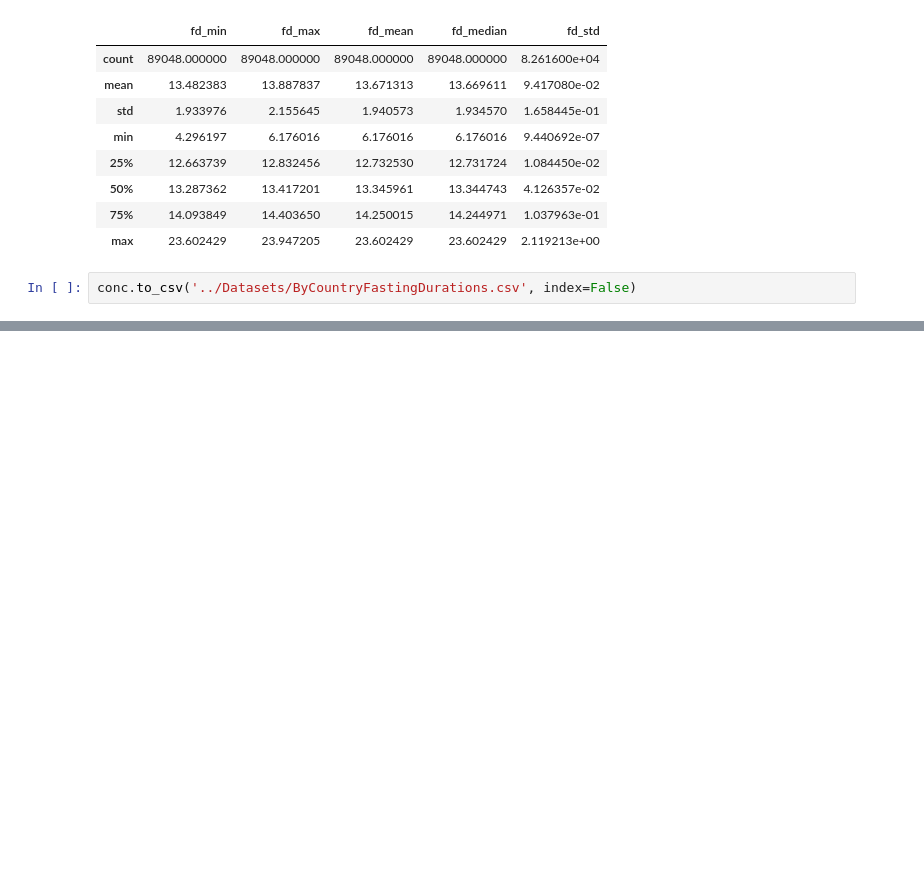
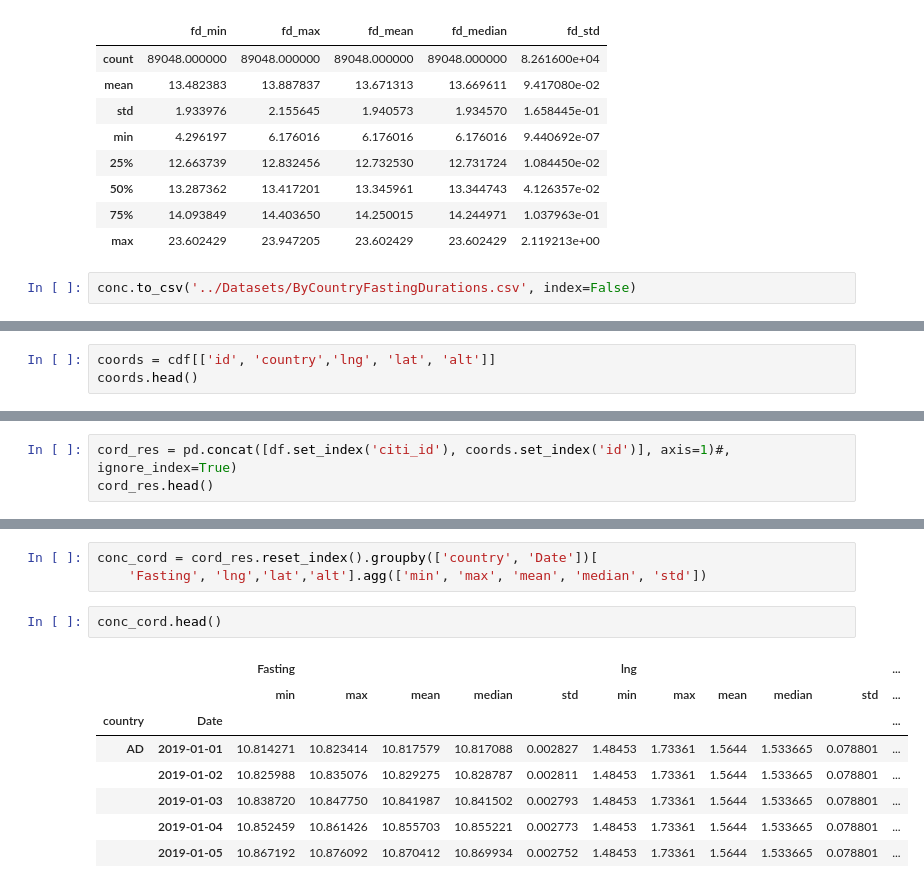
Before and after one commit to drnesr/PrayerTimesStudies, a Jupyter notebook: Code/AnalyzingPrayerTimes01.ipynb, the cells around one changed output, grey strips where cells are left out. Saved outputs shown, nothing was run; the diff lists cells and outputs as text; blank space fills up the shorter version.

Commit message:
Stats by country

```diff
--- a/Code/AnalyzingPrayerTimes01.ipynb
+++ b/Code/AnalyzingPrayerTimes01.ipynb
@@ -200,0 +211,3 @@ conc.to_csv('../Datasets/ByCountryFastingDurations.csv', index=False)
+# %%
+coords = cdf[['id', 'country','lng', 'lat', 'alt']]
+coords.head()
@@ -200,0 +221,3 @@ conc.to_csv('../Datasets/ByCountryFastingDurations.csv', index=False)
+# %%
+cord_res = pd.concat([df.set_index('citi_id'), coords.set_index('id')], axis=1)#, ignore_index=True)
+cord_res.head()
@@ -200,0 +231,14 @@ conc.to_csv('../Datasets/ByCountryFastingDurations.csv', index=False)
+# %%
+conc_cord = cord_res.reset_index().groupby(['country', 'Date'])[
+    'Fasting', 'lng','lat','alt'].agg(['min', 'max', 'mean', 'median', 'std'])
+# %%
+conc_cord.head()
+# %% [output]
+|  |  | Fasting |  |  |  |  | lng |  |  |  |  | ... |
+|  |  | min | max | mean | median | std | min | max | mean | median | std | ... |
+| country | Date |  |  |  |  |  |  |  |  |  |  | ... |
+| AD | 2019-01-01 | 10.814271 | 10.823414 | 10.817579 | 10.817088 | 0.002827 | 1.48453 | 1.73361 | 1.5644 | 1.533665 | 0.078801 | ... |
+|  | 2019-01-02 | 10.825988 | 10.835076 | 10.829275 | 10.828787 | 0.002811 | 1.48453 | 1.73361 | 1.5644 | 1.533665 | 0.078801 | ... |
+|  | 2019-01-03 | 10.838720 | 10.847750 | 10.841987 | 10.841502 | 0.002793 | 1.48453 | 1.73361 | 1.5644 | 1.533665 | 0.078801 | ... |
+|  | 2019-01-04 | 10.852459 | 10.861426 | 10.855703 | 10.855221 | 0.002773 | 1.48453 | 1.73361 | 1.5644 | 1.533665 | 0.078801 | ... |
+|  | 2019-01-05 | 10.867192 | 10.876092 | 10.870412 | 10.869934 | 0.002752 | 1.48453 | 1.73361 | 1.5644 | 1.533665 | 0.078801 | ... |
```
Also changed, not shown: parts of 10 cells of this notebook, 3 other files.
